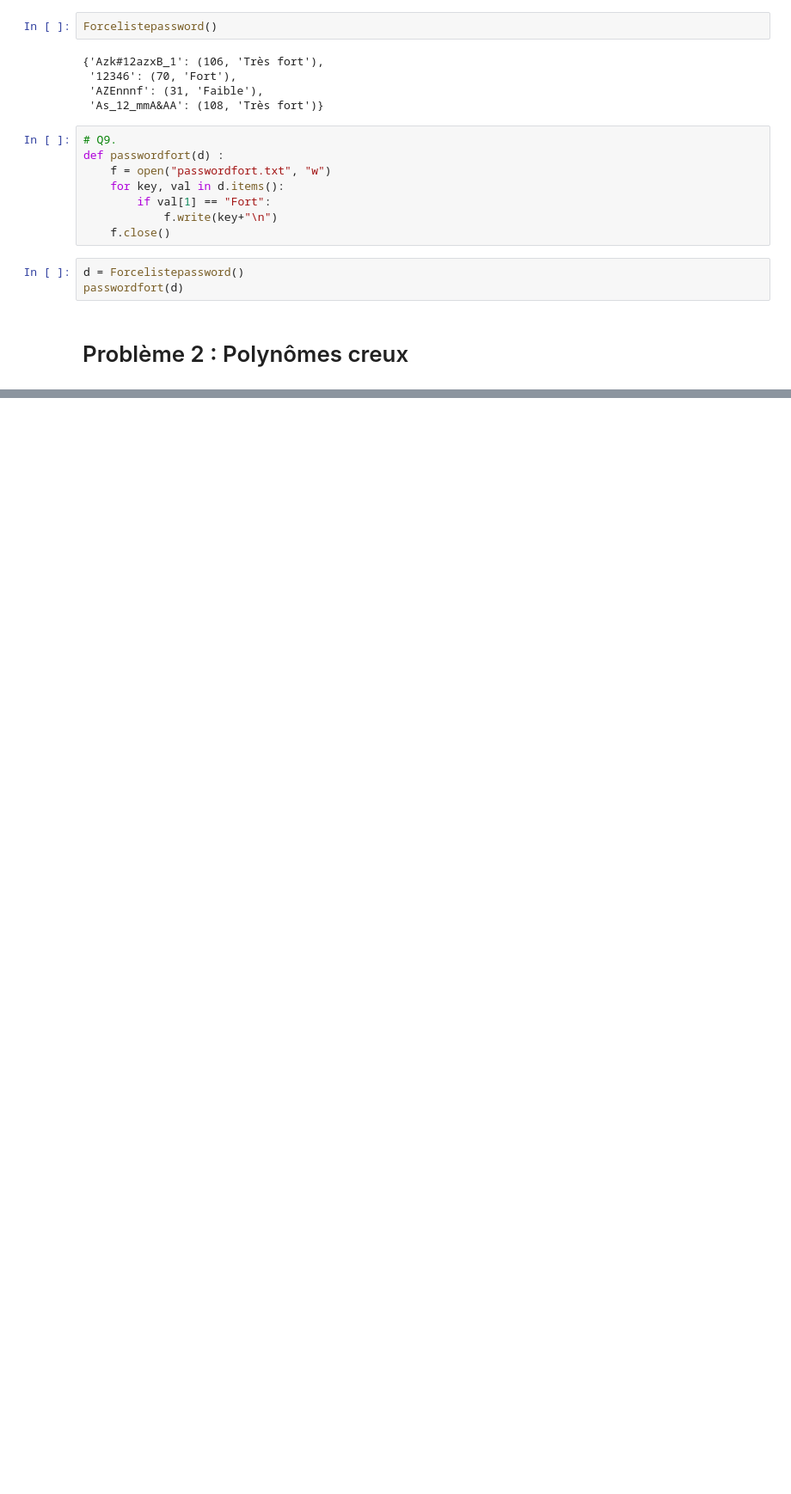
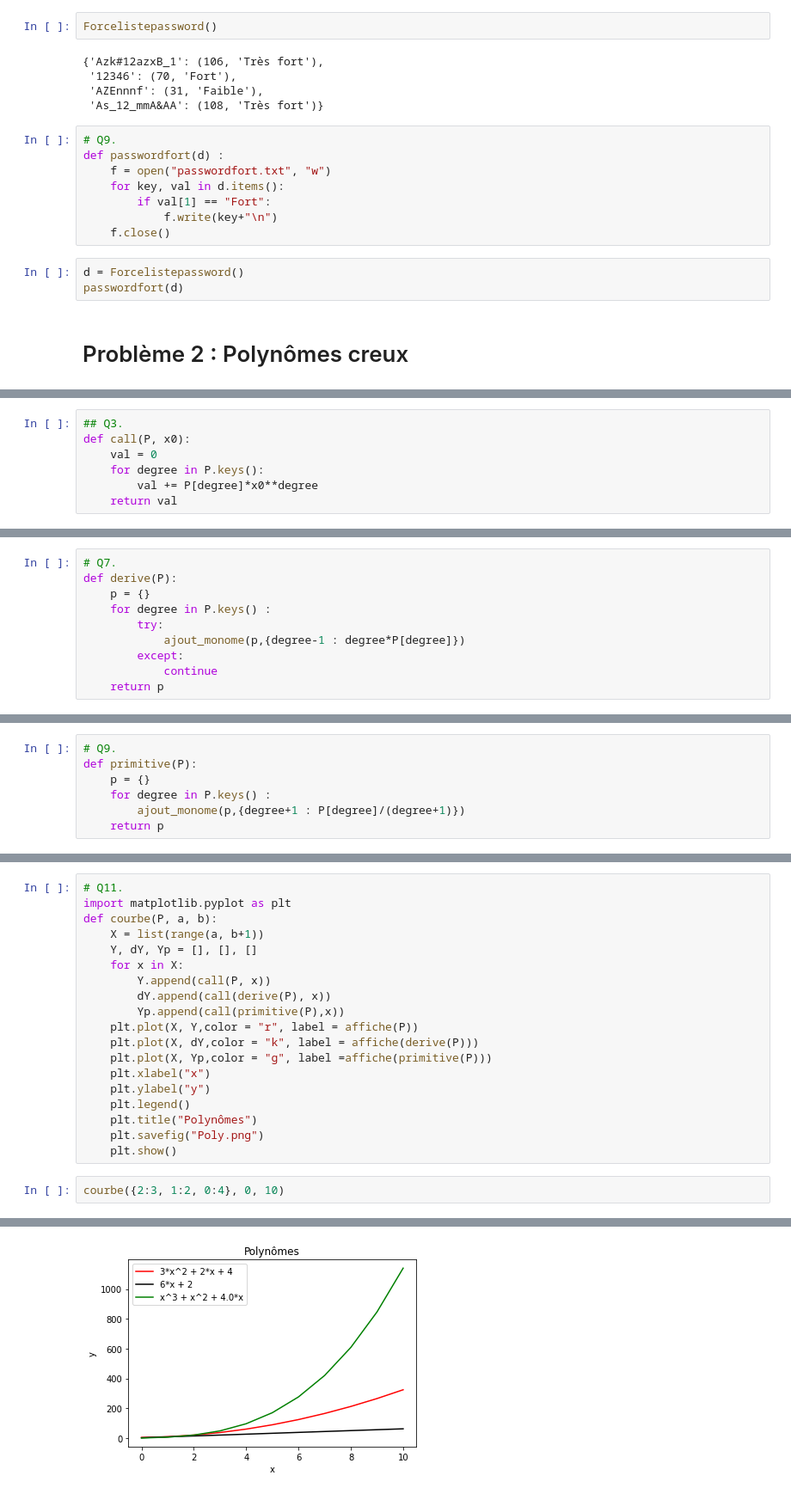
Before and after one commit to CodeTunisia/Sup2022_2023, a Jupyter notebook: TD 2 - Manipulation des conteneurs - corrigé.ipynb, the cells around one changed output, grey strips where cells are left out. Shown: that part at 86% size. Cells and saved outputs as stored; diff of their text form; blank space fills up the shorter version.

```diff
--- a/TD 2 - Manipulation des conteneurs - corrigé.ipynb
+++ b/TD 2 - Manipulation des conteneurs - corrigé.ipynb
@@ -639,0 +685,7 @@ passwordfort(d)
+# %%
+## Q3.
+def call(P, x0):
+    val = 0
+    for degree in P.keys():
+        val += P[degree]*x0**degree
+    return val
@@ -639,0 +754,10 @@ passwordfort(d)
+# %%
+# Q7.
+def derive(P):
+    p = {}
+    for degree in P.keys() :
+        try:
+            ajout_monome(p,{degree-1 : degree*P[degree]})
+        except:
+            continue
+    return p
@@ -639,0 +800,7 @@ passwordfort(d)
+# %%
+# Q9.
+def primitive(P):
+    p = {}
+    for degree in P.keys() :
+        ajout_monome(p,{degree+1 : P[degree]/(degree+1)})
+    return p
@@ -639,0 +819,22 @@ passwordfort(d)
+# %%
+# Q11.
+import matplotlib.pyplot as plt
+def courbe(P, a, b):
+    X = list(range(a, b+1))
+    Y, dY, Yp = [], [], []
+    for x in X:
+        Y.append(call(P, x))
+        dY.append(call(derive(P), x))
+        Yp.append(call(primitive(P),x))
+    plt.plot(X, Y,color = "r", label = affiche(P))
+    plt.plot(X, dY,color = "k", label = affiche(derive(P)))
+    plt.plot(X, Yp,color = "g", label =affiche(primitive(P)))
+    plt.xlabel("x")
+    plt.ylabel("y")
+    plt.legend()
+    plt.title("Polynômes")
+    plt.savefig("Poly.png")
+    plt.show()
+# %%
+courbe({2:3, 1:2, 0:4}, 0, 10)
+# %% [output]
@@ -639,0 +844 @@ passwordfort(d)
+[figure, added]
```
Also changed, not shown: parts of 20 cells of this notebook.
